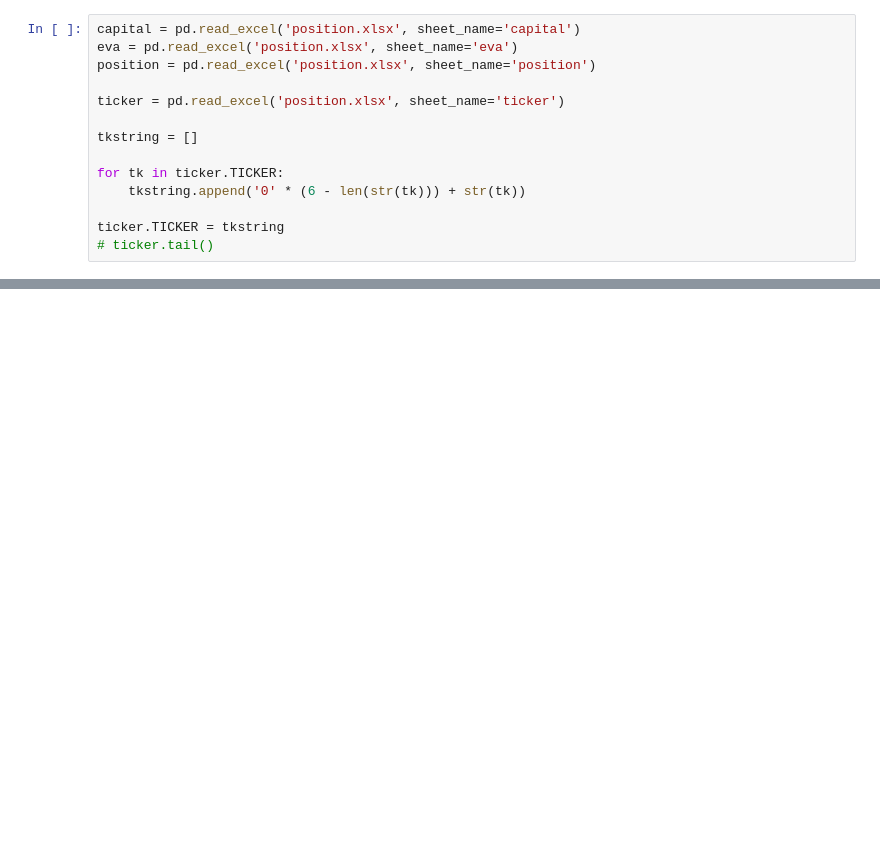
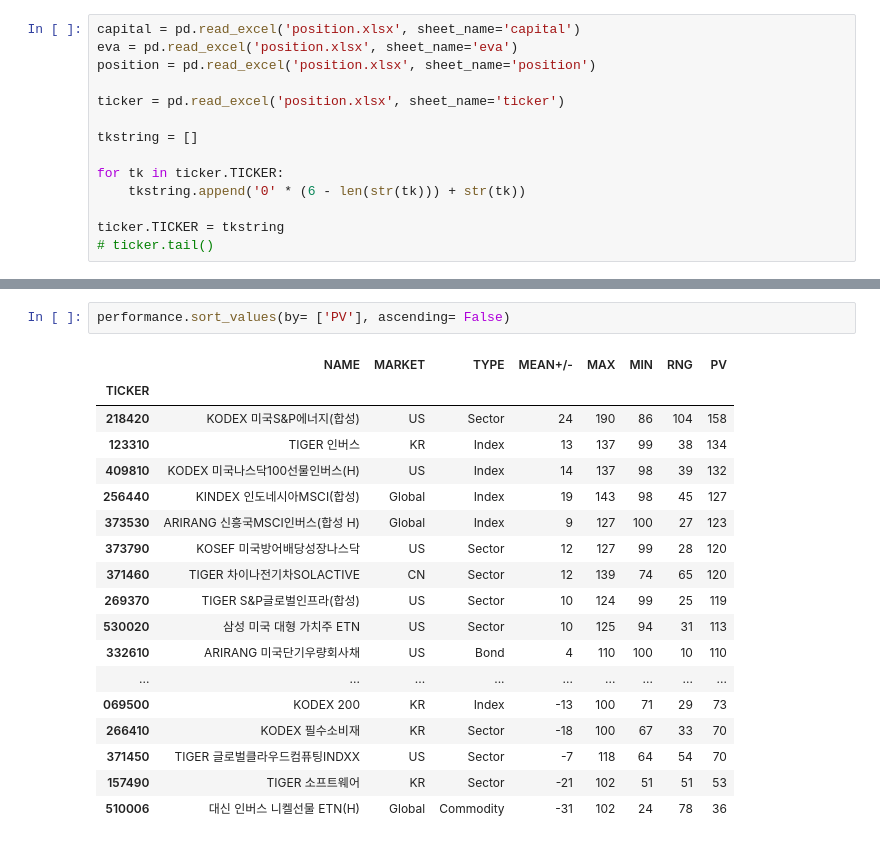
Before and after one commit to jamescbjeon/invest, a Jupyter notebook: monitoring.ipynb, the cells around one changed output, grey strips where cells are left out. Cells and saved outputs as stored; diff of their text form; blank space fills up the shorter version.

```diff
--- a/monitoring.ipynb
+++ b/monitoring.ipynb
@@ -151,4 +171,25 @@ PV      : 102
 ... (56 outputs left out)
+# %%
+performance.sort_values(by= ['PV'], ascending= False)
+# %% [output]
+|  | NAME | MARKET | TYPE | MEAN+/- | MAX | MIN | RNG | PV |
+| TICKER |  |  |  |  |  |  |  |  |
+| 218420 | KODEX 미국S&P에너지(합성) | US | Sector | 24 | 190 | 86 | 104 | 158 |
+| 123310 | TIGER 인버스 | KR | Index | 13 | 137 | 99 | 38 | 134 |
+| 409810 | KODEX 미국나스닥100선물인버스(H) | US | Index | 14 | 137 | 98 | 39 | 132 |
+| 256440 | KINDEX 인도네시아MSCI(합성) | Global | Index | 19 | 143 | 98 | 45 | 127 |
+| 373530 | ARIRANG 신흥국MSCI인버스(합성 H) | Global | Index | 9 | 127 | 100 | 27 | 123 |
+| 373790 | KOSEF 미국방어배당성장나스닥 | US | Sector | 12 | 127 | 99 | 28 | 120 |
+| 371460 | TIGER 차이나전기차SOLACTIVE | CN | Sector | 12 | 139 | 74 | 65 | 120 |
+| 269370 | TIGER S&P글로벌인프라(합성) | US | Sector | 10 | 124 | 99 | 25 | 119 |
+| 530020 | 삼성 미국 대형 가치주 ETN | US | Sector | 10 | 125 | 94 | 31 | 113 |
+| 332610 | ARIRANG 미국단기우량회사채 | US | Bond | 4 | 110 | 100 | 10 | 110 |
+| ... | ... | ... | ... | ... | ... | ... | ... | ... |
+| 069500 | KODEX 200 | KR | Index | -13 | 100 | 71 | 29 | 73 |
+| 266410 | KODEX 필수소비재 | KR | Sector | -18 | 100 | 67 | 33 | 70 |
+| 371450 | TIGER 글로벌클라우드컴퓨팅INDXX | US | Sector | -7 | 118 | 64 | 54 | 70 |
+| 157490 | TIGER 소프트웨어 | KR | Sector | -21 | 102 | 51 | 51 | 53 |
+| 510006 | 대신 인버스 니켈선물 ETN(H) | Global | Commodity | -31 | 102 | 24 | 78 | 36 |
 # %%
 performance.sort_values(by= ['RNG'], ascending= False)
 # %% [output]
```
Also changed, not shown: parts of 5 cells of this notebook, 1 other file.
